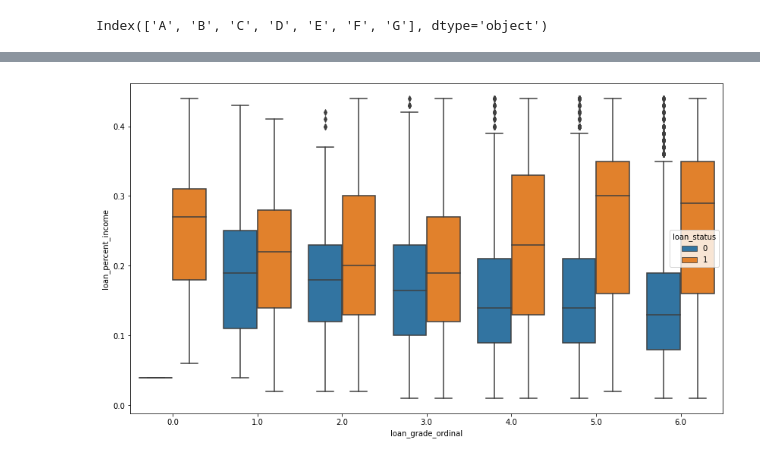
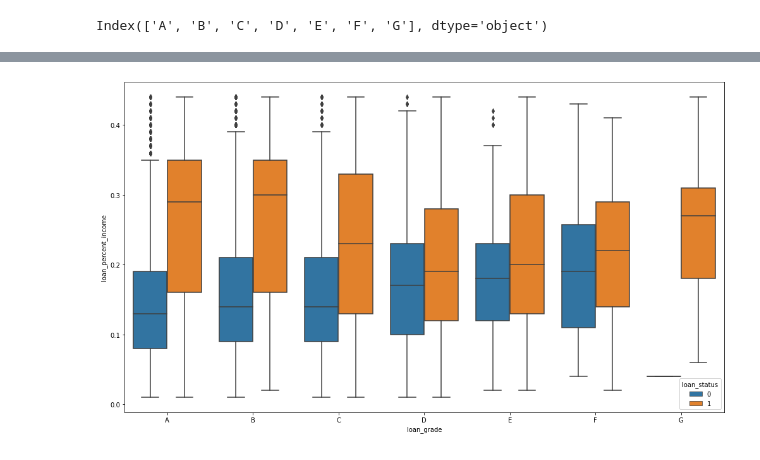
Before and after one commit to dcast822/credit_risk_analysis, a Jupyter notebook: 01_creditrisk.ipynb, the cells around one changed output, grey strips where cells are left out. Drawn from its saved outputs; the diff is of its cells as text; code cells hidden in the pictures.

Commit message:
data viz & insights

```diff
--- a/01_creditrisk.ipynb
+++ b/01_creditrisk.ipynb
@@ -449,5 +489,8 @@ plt.savefig('images/heatmap.png');
 # %%
 plt.figure(figsize = (14,8))
-sns.boxplot(data = df, x = 'loan_grade_ordinal', y = 'loan_percent_income', hue = 'loan_status');
+grade_order = ['A',"B", "C", "D","E","F","G"]
+sns.boxplot(data = df, x = 'loan_grade', y = 'loan_percent_income', hue = 'loan_status', order= grade_order)
+plt.tight_layout()
+plt.savefig('images/grade_loan_percent_income_box.png');
 # %% [output]
-[figure, old version]
+[figure, new version]
```
Also changed, not shown: parts of 16 cells of this notebook, 3 other files.
